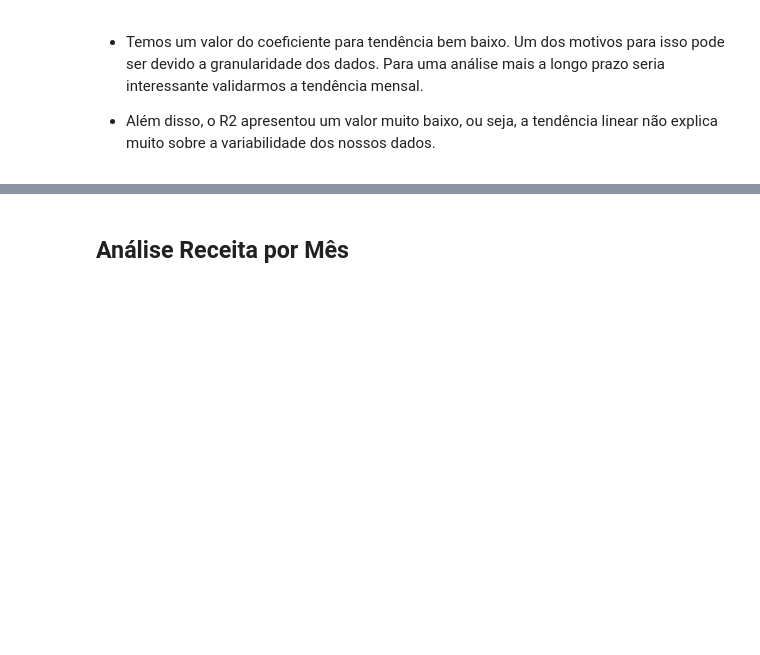
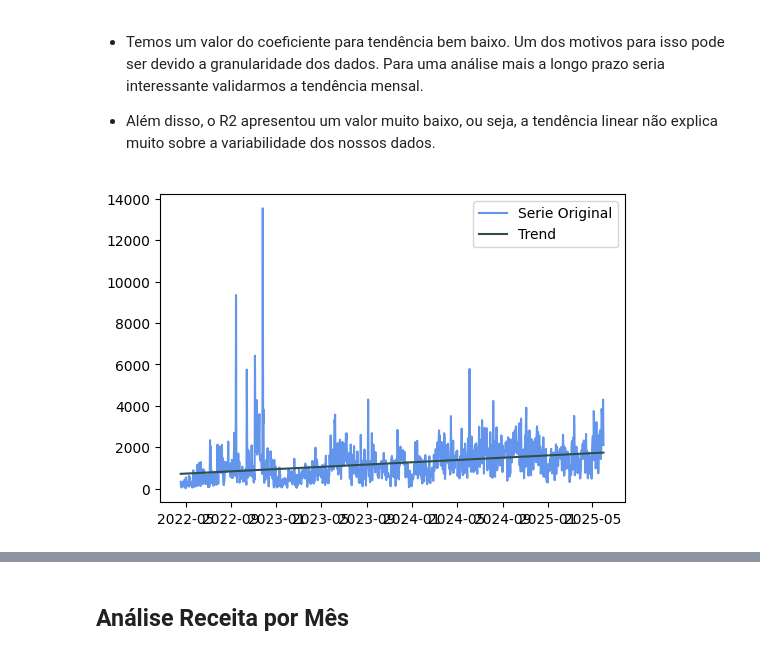
Before and after one commit to mateusalmeida11/mlops-forecast, a Jupyter notebook: notebooks/eda_for_ts.ipynb, the cells around one changed output, grey strips where cells are left out. Drawn from its saved outputs; the diff is of its cells as text; code cells hidden in the pictures; blank space fills up the shorter version.

```diff
--- a/notebooks/eda_for_ts.ipynb
+++ b/notebooks/eda_for_ts.ipynb
@@ -407,3 +485,7 @@ strong multicollinearity or other numerical problems.
 - Temos um valor do coeficiente para tendência bem baixo. Um dos motivos para isso pode ser devido a granularidade dos dados. Para uma análise mais a longo prazo seria interessante validarmos a tendência mensal.
 
 - Além disso, o R2 apresentou um valor muito baixo, ou seja, a tendência linear não explica muito sobre a variabilidade dos nossos dados.
+# %%
+eda.trend_graph()
+# %% [output]
+[figure, added]
```
Also changed, not shown: parts of 10 cells of this notebook.
